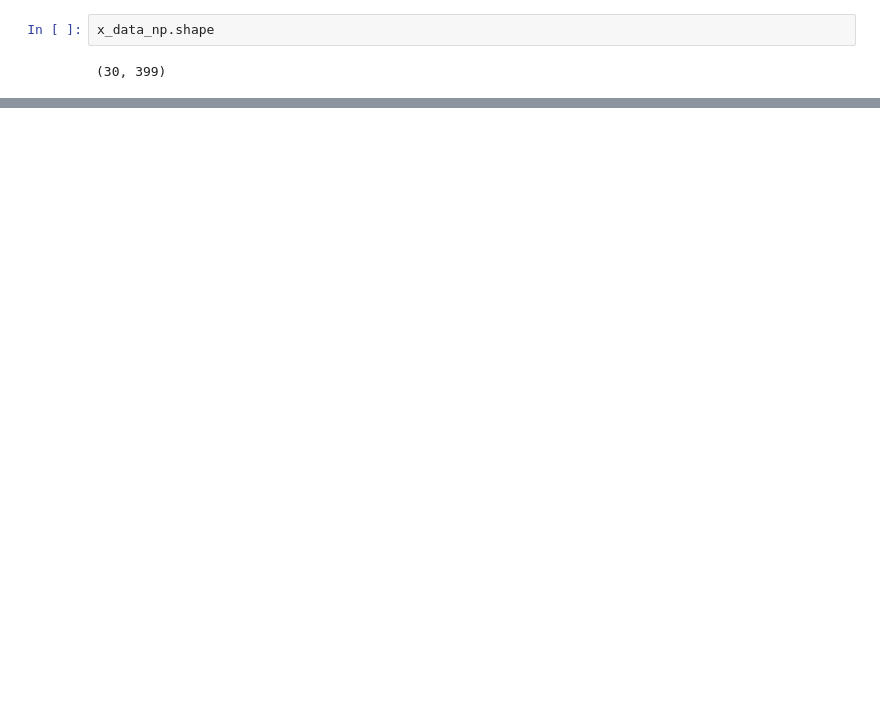
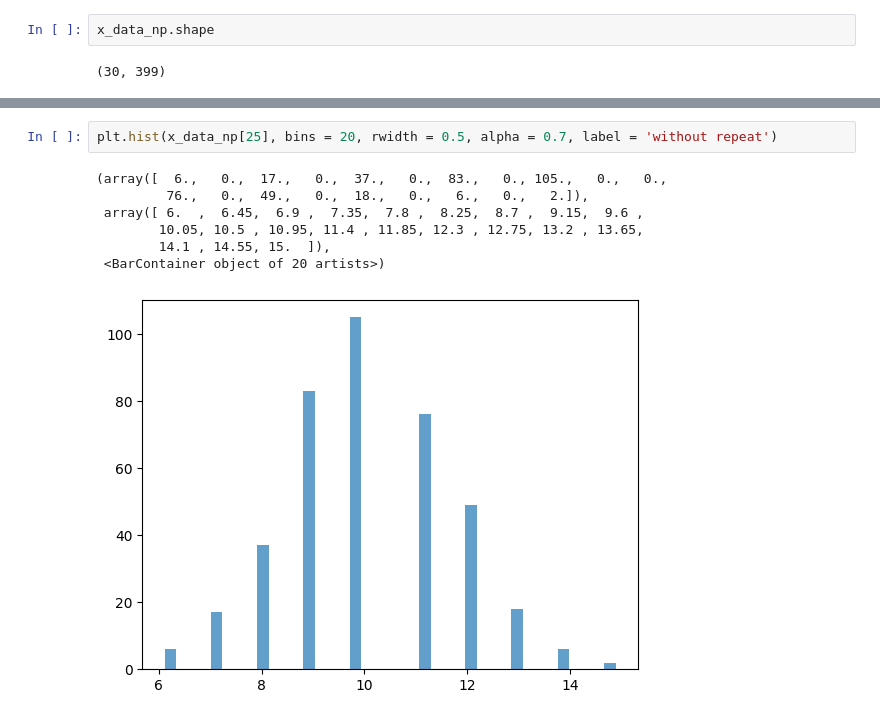
Before and after one commit to Sereshkash/bioinf, a Jupyter notebook: graph.ipynb, the cells around one changed output, grey strips where cells are left out. Cells and saved outputs as stored; diff of their text form; blank space fills up the shorter version.

```diff
--- a/graph.ipynb
+++ b/graph.ipynb
@@ -69 +92,11 @@ x_data_np_2.shape
+# %%
+plt.hist(x_data_np[25], bins = 20, rwidth = 0.5, alpha = 0.7, label = 'without repeat')
+# %% [output]
+(array([  6.,   0.,  17.,   0.,  37.,   0.,  83.,   0., 105.,   0.,   0.,
+         76.,   0.,  49.,   0.,  18.,   0.,   6.,   0.,   2.]),
+ array([ 6.  ,  6.45,  6.9 ,  7.35,  7.8 ,  8.25,  8.7 ,  9.15,  9.6 ,
+        10.05, 10.5 , 10.95, 11.4 , 11.85, 12.3 , 12.75, 13.2 , 13.65,
+        14.1 , 14.55, 15.  ]),
+ <BarContainer object of 20 artists>)
+[figure, added]
 # %%
```
Also changed, not shown: parts of 11 cells of this notebook, 11 other files.
